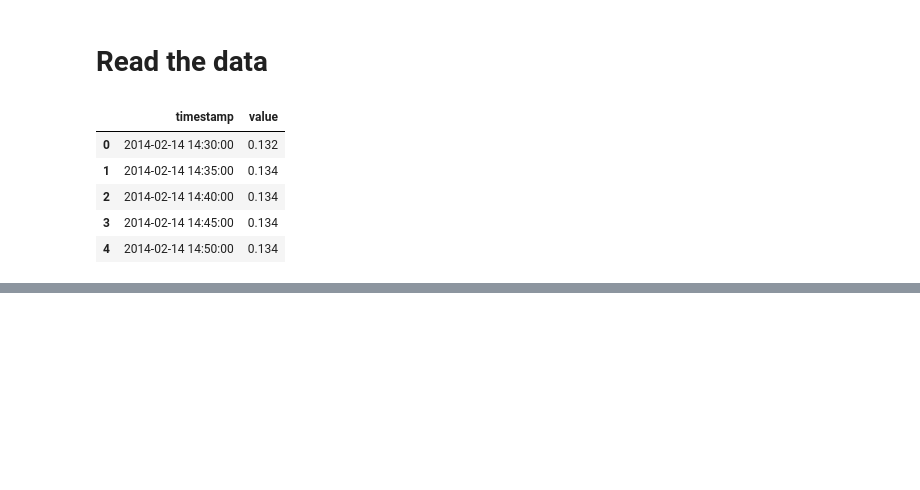
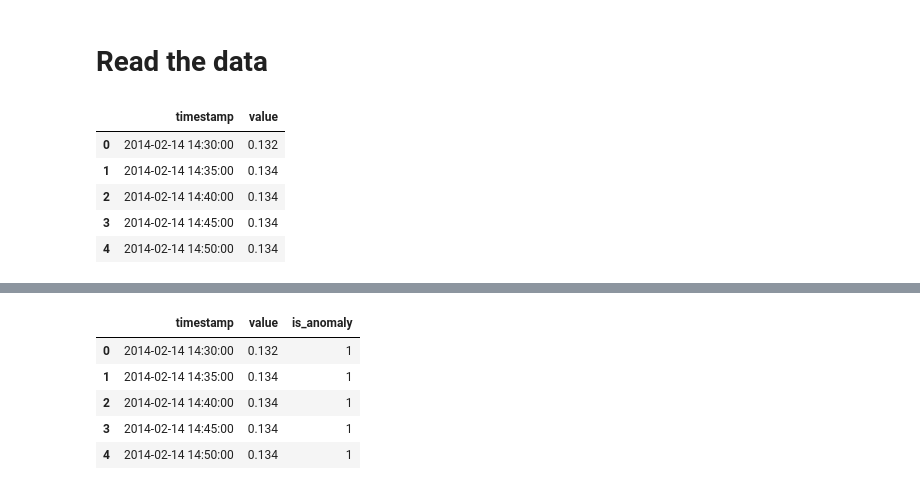
Before and after one commit to jahez07/anomalyDetection, a Jupyter notebook: anomaly_detection_timeSeries.ipynb, the cells around one changed output, grey strips where cells are left out. Cells and saved outputs as stored; diff of their text form; code cells hidden in the pictures; blank space fills up the shorter version.

```diff
--- a/anomaly_detection_timeSeries.ipynb
+++ b/anomaly_detection_timeSeries.ipynb
@@ -27,0 +44,14 @@ df.head()
+# %%
+df['is_anomaly'] = 1
+
+for each in anomalies_timestamp:
+    df.loc[df['timestamp'] == each, 'is_anomaly'] = -1
+
+df.head()
+# %% [output]
+|  | timestamp | value | is_anomaly |
+| 0 | 2014-02-14 14:30:00 | 0.132 | 1 |
+| 1 | 2014-02-14 14:35:00 | 0.134 | 1 |
+| 2 | 2014-02-14 14:40:00 | 0.134 | 1 |
+| 3 | 2014-02-14 14:45:00 | 0.134 | 1 |
+| 4 | 2014-02-14 14:50:00 | 0.134 | 1 |
```
Also changed, not shown: parts of 6 cells of this notebook.
